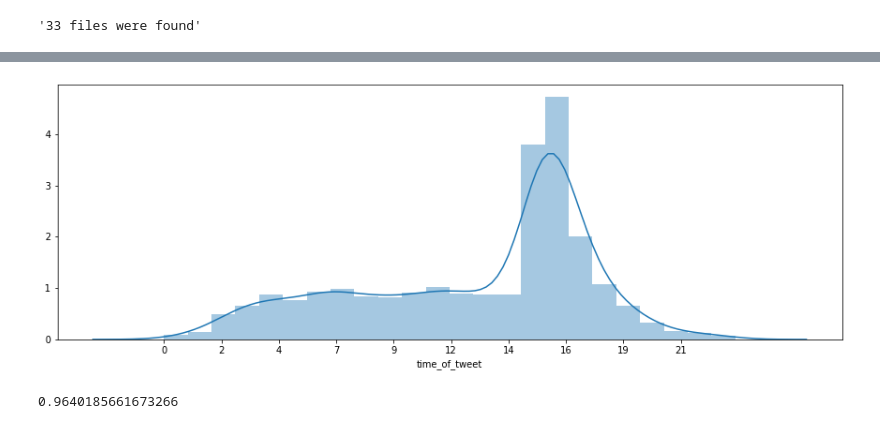
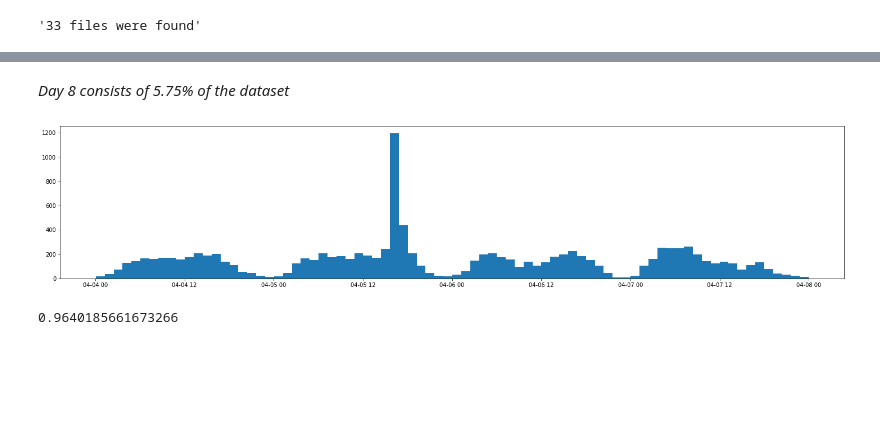
Before and after one commit to ShubhangiSoni1603/Sentimental_analysis_twitter_IN, a Jupyter notebook: Untitled3.ipynb, the cells around one changed output, grey strips where cells are left out. Cells and saved outputs as stored; diff of their text form; code cells hidden in the pictures; blank space fills up the shorter version.

```diff
--- a/Untitled3.ipynb
+++ b/Untitled3.ipynb
@@ -255,13 +243,14 @@ sns.distplot(dat["time_of_tweet"],bins = 18*3)
+# %% [markdown]
+<em> Day 8 consists of 5.75% of the dataset
+
+</em>
 # %%
-fig = plt.figure(figsize=(15,5))
-day8tweets = dat[dat["day"] == 8]["time_of_tweet"]
-xticks =np.arange(min(day8tweets),max(day8tweets),0.1)
-x = ((xticks - 8)*24).astype("int8")
-plt.xticks(xticks,x)
-sns.distplot(day8tweets,bins = 24)
+fig = plt.figure(figsize=(25,5))
+day8tweets = dat[dat["day"].isin([7,8,9,10])]["created_at"]
+plt.hist(day8tweets,bins= 4*20)
 plt.show()
 # %% [output]
-[figure, old version]
+[figure, new version]
 # %%
 ###status_id
 #people = dat.groupby(["screen_name","user_id","followers_count","friends_count","verified"])
```
Also changed, not shown: parts of 9 cells of this notebook.
